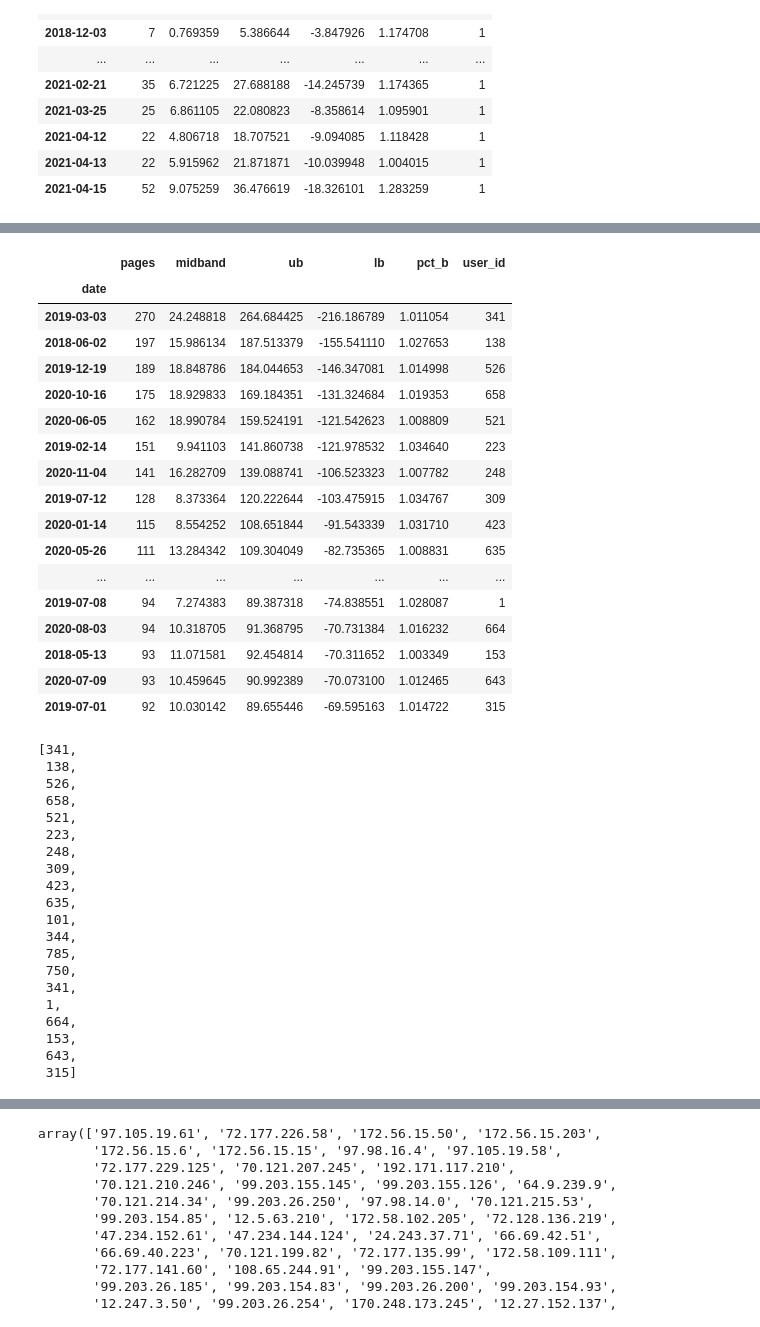
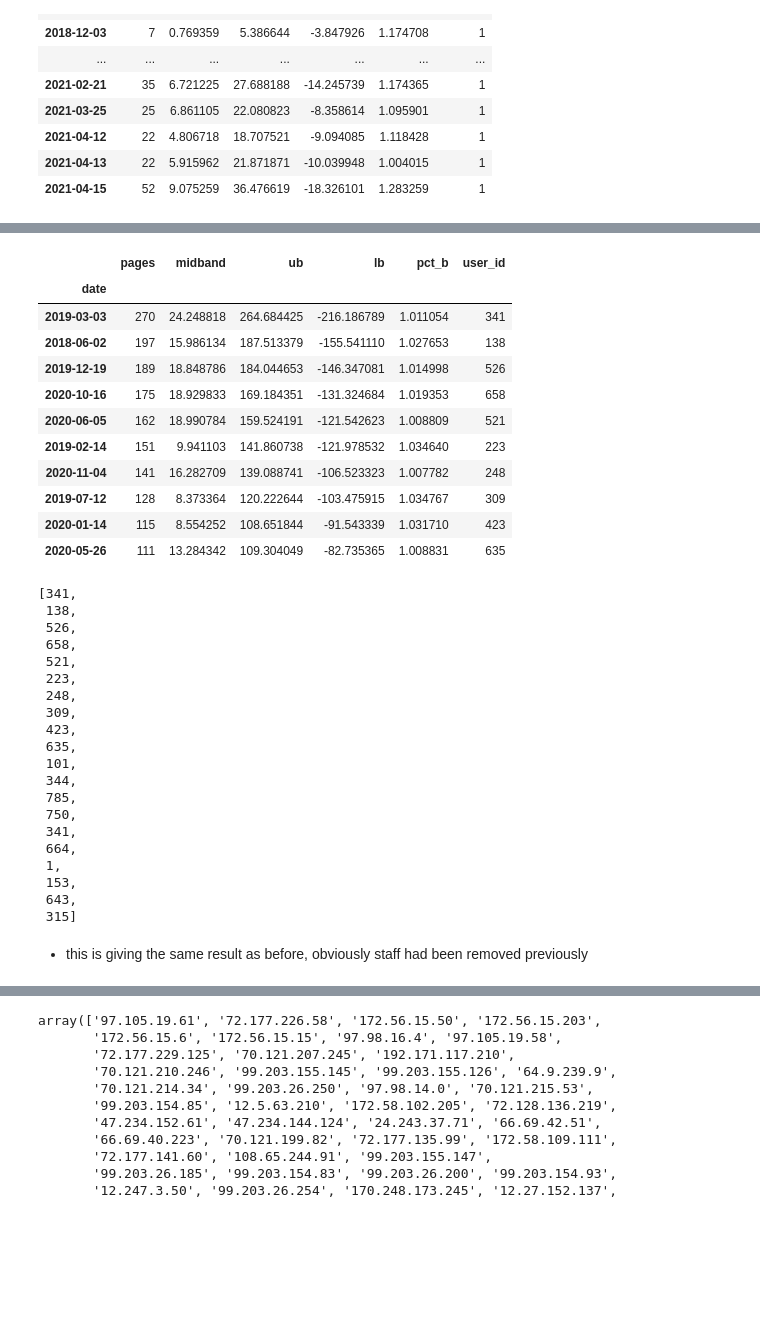
Before and after one commit to Codeup-Board-Advisory/board-slide-research, a Jupyter notebook: working_notebooks/bc_explore.ipynb, the cells around one changed output, grey strips where cells are left out. Drawn from its saved outputs; the diff is of its cells as text; code cells hidden in the pictures; blank space fills up the shorter version.

```diff
--- a/working_notebooks/bc_explore.ipynb
+++ b/working_notebooks/bc_explore.ipynb
@@ -707,9 +717,9 @@ anomalies
 # %%
 span = 30
 weight = 3.5
-
+not_staff = temp[temp.cohort_name != 'Staff']
 anomalies = pd.DataFrame()
-for u in list(temp.user_id.unique()):
+for u in list(not_staff.user_id.unique()):
     user_df = find_anomalies(temp, u, span, weight)
     anomalies = pd.concat([anomalies, user_df], axis=0)
 # %%
@@ -725,24 +729,18 @@ anomalies.tail()
 # %%
-anomalies.sort_values(by='pages',ascending=False).head(20)
+anomalies.sort_values(by='pages',ascending=False).head(10)
 # %% [output]
 |  | pages | midband | ub | lb | pct_b | user_id |
 | date |  |  |  |  |  |  |
 | 2019-03-03 | 270 | 24.248818 | 264.684425 | -216.186789 | 1.011054 | 341 |
 | 2018-06-02 | 197 | 15.986134 | 187.513379 | -155.541110 | 1.027653 | 138 |
 | 2019-12-19 | 189 | 18.848786 | 184.044653 | -146.347081 | 1.014998 | 526 |
 | 2020-10-16 | 175 | 18.929833 | 169.184351 | -131.324684 | 1.019353 | 658 |
 | 2020-06-05 | 162 | 18.990784 | 159.524191 | -121.542623 | 1.008809 | 521 |
 | 2019-02-14 | 151 | 9.941103 | 141.860738 | -121.978532 | 1.034640 | 223 |
 | 2020-11-04 | 141 | 16.282709 | 139.088741 | -106.523323 | 1.007782 | 248 |
 | 2019-07-12 | 128 | 8.373364 | 120.222644 | -103.475915 | 1.034767 | 309 |
 | 2020-01-14 | 115 | 8.554252 | 108.651844 | -91.543339 | 1.031710 | 423 |
 | 2020-05-26 | 111 | 13.284342 | 109.304049 | -82.735365 | 1.008831 | 635 |
-| ... | ... | ... | ... | ... | ... | ... |
-| 2019-07-08 | 94 | 7.274383 | 89.387318 | -74.838551 | 1.028087 | 1 |
-| 2020-08-03 | 94 | 10.318705 | 91.368795 | -70.731384 | 1.016232 | 664 |
-| 2018-05-13 | 93 | 11.071581 | 92.454814 | -70.311652 | 1.003349 | 153 |
-| 2020-07-09 | 93 | 10.459645 | 90.992389 | -70.073100 | 1.012465 | 643 |
-| 2019-07-01 | 92 | 10.030142 | 89.655446 | -69.595163 | 1.014722 | 315 |
 # %%
 anomalies.sort_values(by='pages',ascending=False).head(20).user_id.to_list()
 # %% [output]
@@ -761,11 +759,13 @@ anomalies.sort_values(by='pages',ascending=False).head(20).user_id.to_list()
  785,
  750,
  341,
+ 664,
  1,
- 664,
  153,
  643,
  315]
+# %% [markdown]
+- this is giving the same result as before, obviously staff had been removed previously
 # %%
 temp.head(1)
 # %% [output]
```
Also changed, not shown: parts of 6 cells of this notebook, 1 other file.
